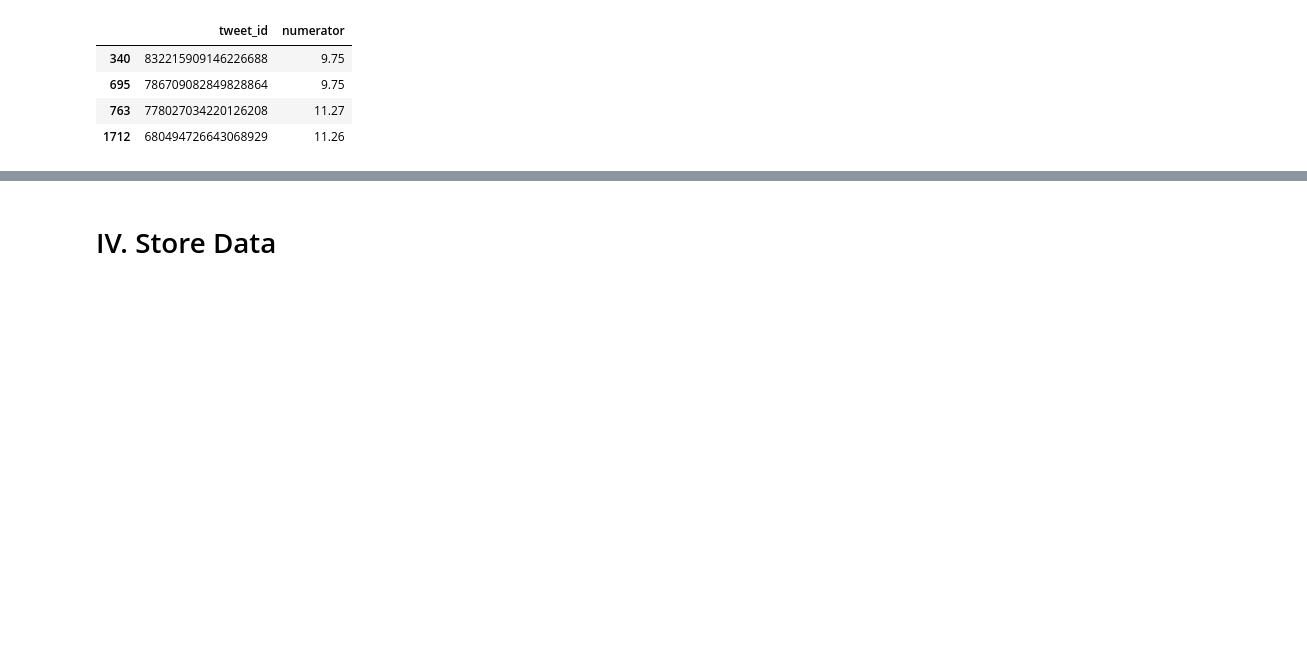
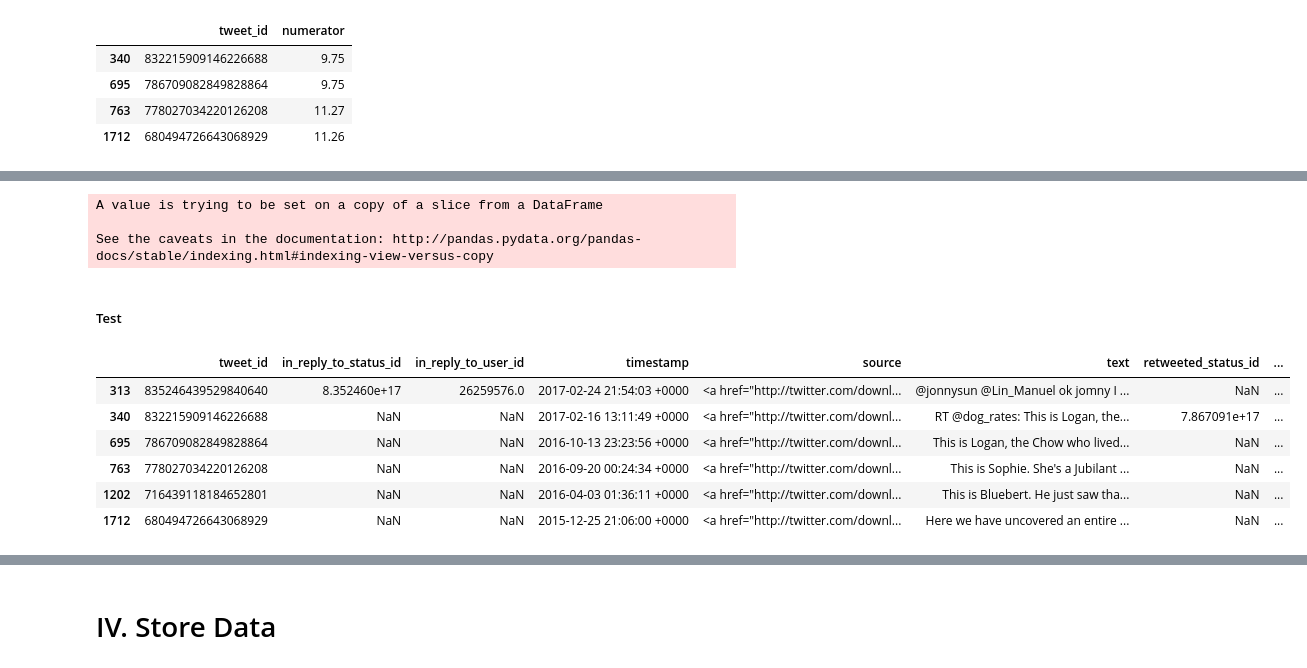
Before and after one commit to jemc36/Udacity-DAND-DataWrangling-TwitterAPI-WeRateDogs, a Jupyter notebook: wrangle_act.ipynb, the cells around one changed output, grey strips where cells are left out. Drawn from its saved outputs; the diff is of its cells as text; code cells hidden in the pictures; blank space fills up the shorter version.

```diff
--- a/wrangle_act.ipynb
+++ b/wrangle_act.ipynb
@@ -379 +384,4 @@ See the caveats in the documentation: http://pandas.pydata.org/pandas-docs/stabl
 | 1202 | 716439118184652801 | 11.0 |
+# %%
+suball = sub1.append(sub2)
+suball
@@ -379,0 +397,23 @@ See the caveats in the documentation: http://pandas.pydata.org/pandas-docs/stabl
+# %%
+df1_clean2 = pd.merge(df1_clean, suball, on='tweet_id', how='left')
+# %%
+df1_clean2['corrected_numerator'] = df1_clean2['rating_numerator']
+df1_clean2['corrected_numerator'][df1_clean2.numerator.notnull()] = df1_clean2['numerator']
+# %% [output]
+A value is trying to be set on a copy of a slice from a DataFrame
+
+See the caveats in the documentation: http://pandas.pydata.org/pandas-docs/stable/indexing.html#indexing-view-versus-copy
+# %%
+df1_clean2 = df1_clean2.drop(columns='numerator')
+# %% [markdown]
+##### Test
+# %%
+df1_clean2.iloc[[313, 340, 695, 763, 1202, 1712]]
+# %% [output]
+|  | tweet_id | in_reply_to_status_id | in_reply_to_user_id | timestamp | source | text | retweeted_status_id | ... |
+| 313 | 835246439529840640 | 8.352460e+17 | 26259576.0 | 2017-02-24 21:54:03 +0000 | <a href="http://twitter.com/downl... | @jonnysun @Lin_Manuel ok jomny I ... | NaN | ... |
+| 340 | 832215909146226688 | NaN | NaN | 2017-02-16 13:11:49 +0000 | <a href="http://twitter.com/downl... | RT @dog_rates: This is Logan, the... | 7.867091e+17 | ... |
+| 695 | 786709082849828864 | NaN | NaN | 2016-10-13 23:23:56 +0000 | <a href="http://twitter.com/downl... | This is Logan, the Chow who lived... | NaN | ... |
+| 763 | 778027034220126208 | NaN | NaN | 2016-09-20 00:24:34 +0000 | <a href="http://twitter.com/downl... | This is Sophie. She's a Jubilant ... | NaN | ... |
+| 1202 | 716439118184652801 | NaN | NaN | 2016-04-03 01:36:11 +0000 | <a href="http://twitter.com/downl... | This is Bluebert. He just saw tha... | NaN | ... |
+| 1712 | 680494726643068929 | NaN | NaN | 2015-12-25 21:06:00 +0000 | <a href="http://twitter.com/downl... | Here we have uncovered an entire ... | NaN | ... |
```
Also changed, not shown: parts of 31 cells of this notebook.
